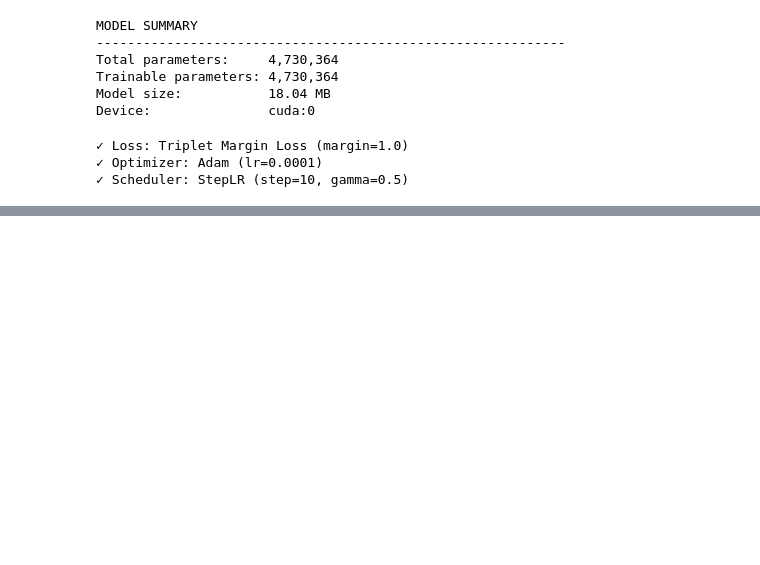
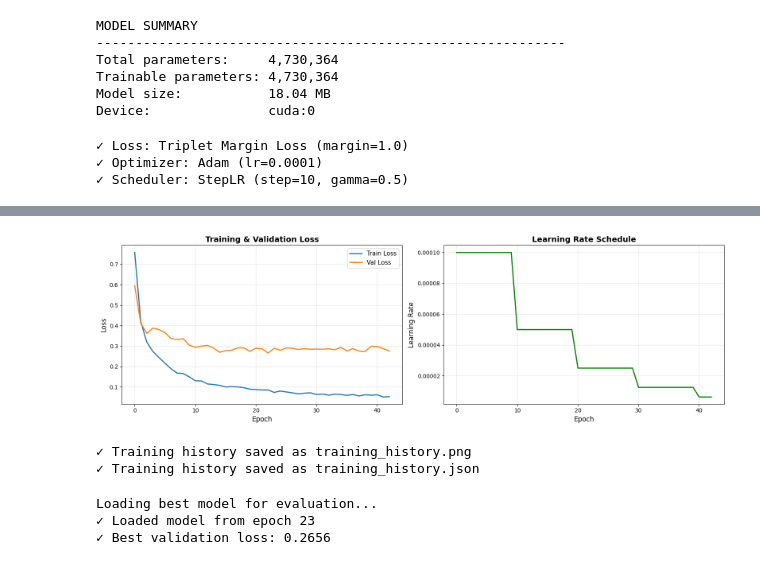
Before and after one commit to viti1igo/PetFace, a Jupyter notebook: train_v2.ipynb, the cells around one changed output, grey strips where cells are left out. Saved outputs shown, nothing was run; the diff lists cells and outputs as text; code cells hidden in the pictures; blank space fills up the shorter version.

Commit message:
update new training

```diff
--- a/train_v2.ipynb
+++ b/train_v2.ipynb
@@ -31,7 +31,7 @@ print(f'Using device: {device}')
 
 # Hyperparameters
 CONFIG = {
-    'BATCH_SIZE': 16,
+    'BATCH_SIZE': 8,
     'EMBEDDING_DIM': 128,
     'NUM_EPOCHS': 50,
     'LEARNING_RATE': 1e-4,
@@ -338,0 +391,44 @@ OutOfMemoryError: CUDA out of memory. Tried to allocate 20.00 MiB. GPU 0 has a t
+# %%
+fig, axes = plt.subplots(1, 2, figsize=(16, 5))
+
+# Loss plot
+axes[0].plot(history['train_loss'], label='Train Loss', linewidth=2)
+axes[0].plot(history['val_loss'], label='Val Loss', linewidth=2)
+axes[0].set_xlabel('Epoch', fontsize=12)
+axes[0].set_ylabel('Loss', fontsize=12)
+axes[0].set_title('Training & Validation Loss', fontsize=14, fontweight='bold')
+axes[0].legend(fontsize=11)
+axes[0].grid(alpha=0.3)
+
+# Learning rate plot
+axes[1].plot(history['learning_rates'], color='green', linewidth=2)
+axes[1].set_xlabel('Epoch', fontsize=12)
+axes[1].set_ylabel('Learning Rate', fontsize=12)
+axes[1].set_title('Learning Rate Schedule', fontsize=14, fontweight='bold')
+axes[1].grid(alpha=0.3)
+
+plt.tight_layout()
+plt.savefig('training_history.png', dpi=300, bbox_inches='tight')
+plt.show()
+
+print('✓ Training history saved as training_history.png')
+
+# Save history JSON
+with open('training_history.json', 'w') as f:
+    json.dump(history, f, indent=4)
+print('✓ Training history saved as training_history.json')
+# %% [output]
+[figure, added]
+✓ Training history saved as training_history.png
+✓ Training history saved as training_history.json
+# %%
+print("\nLoading best model for evaluation...")
+checkpoint = torch.load('best_efficientnet_triplet.pth')
+model.load_state_dict(checkpoint['model_state_dict'])
+model.eval()
+print(f"✓ Loaded model from epoch {checkpoint['epoch']+1}")
+print(f"✓ Best validation loss: {checkpoint['val_loss']:.4f}")
+# %% [output]
+Loading best model for evaluation...
+✓ Loaded model from epoch 23
+✓ Best validation loss: 0.2656
```
Also changed, not shown: parts of 5 cells of this notebook.
